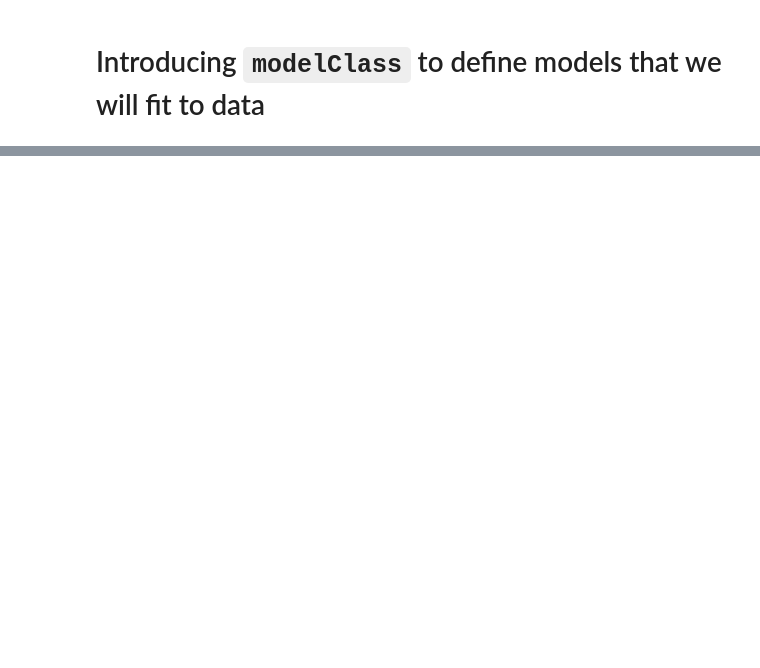
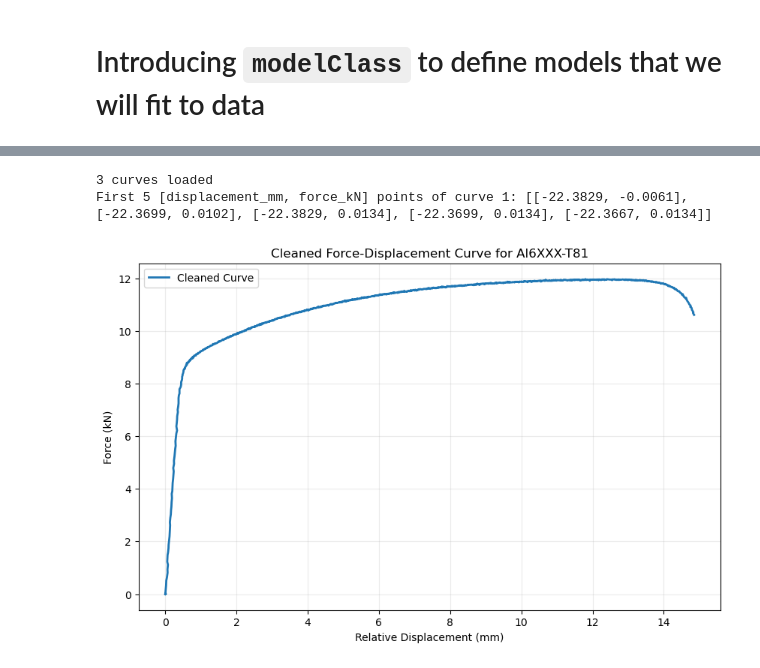
Before and after one commit to natrask/engr1050-fall2026, a Jupyter notebook: NewMaterial/Lecture23/lec23.ipynb, the cells around one changed output, grey strips where cells are left out. Drawn from its saved outputs; the diff is of its cells as text; code cells hidden in the pictures; blank space fills up the shorter version.

```diff
--- a/NewMaterial/Lecture23/lec23.ipynb
+++ b/NewMaterial/Lecture23/lec23.ipynb
@@ -17,0 +31,14 @@ print("Test tensor:", test_tensor)
+# %%
+import torch
+
+# Create scalars/0D-tensors with gradient tracking enabled
+x = torch.tensor(3.0, requires_grad=True)
+y = torch.tensor(4.0, requires_grad=True)
+f = torch.exp(17 * torch.sin(x) + 4*y)
+
+# Create a vector/1D-tensor with gradient tracking enabled
+z = torch.tensor([1.0, 2.0, 3.0], requires_grad=True)
+
+# Create a matrix without gradient tracking
+A = torch.tensor([[1.0, 2.0], [3.0, 4.0]])  # Default requires_grad=False
+B = torch.zeros((2, 3))                     # Default requires_grad=False
@@ -647,0 +299,63 @@ Submit to Canvas using the following [link](https://canvas.upenn.edu/courses/188
+# %%
+# We need some libraries to handle CSV files (the file format NIST used to store their data) and to download files from the internet
+import csv
+import os
+import urllib.request
+import matplotlib.pyplot as plt
+
+# NIST CSVs for the same material: AA6xxx-T81 sheet (three different orientations/repeats).
+# NIST no longer hosts these files, so the course repo keeps a copy.
+urls = [
+    "https://raw.githubusercontent.com/natrask/engr1050-fall2026/main/NewMaterial/_shared/Data/U15Al6XXX-T81_BatchB13R01T2.6921W12.71.csv",
+    "https://raw.githubusercontent.com/natrask/engr1050-fall2026/main/NewMaterial/_shared/Data/U30Al6XXX-T81_BatchB8R01T2.693W12.66.csv",
+    "https://raw.githubusercontent.com/natrask/engr1050-fall2026/main/NewMaterial/_shared/Data/U90Al6XXX-T81_BatchB5R03T2.684W12.68.csv",
+]
+
+# curves will be a list where each element is a list of [displacement_mm, force_kN] pairs
+curves = []
+
+# Loop over each URL, grab the file, read the data, and store it in curves
+for url in urls:
+    local_name = '../_shared/Data/'+url.split("/")[-1]  # copy that ships with the course
+    if not os.path.exists(local_name):          # running on Colab -> download a copy
+        os.makedirs('Data', exist_ok=True)
+        local_name = 'Data/'+url.split("/")[-1]
+        urllib.request.urlretrieve(url, local_name)
+
+    # Read in the CSV file, appending each [displacement, force] pair as a new entry in the list
+    data = []
+    with open(local_name, newline="") as f:
+        reader = csv.DictReader(f)
+        for row in reader:
+            # Columns per NIST spec: "Displacement_(mm)" and "Force_(kN)"
+            d = float(row["Displacement_(mm)"])
+            F = float(row["Force_(kN)"])
+            data.append([d, F])
+    curves.append(data)
+
+# Curves is now a list of lists: 3 lists for each experiment, each containing [displacement, force] pairs
+print(len(curves), "curves loaded")
+print("First 5 [displacement_mm, force_kN] points of curve 1:", curves[0][:5])
+
+# Clean the first curve to go through origin
+firstEntry = curves[0][0]  # Get the first entry before the loop
+cleanedCurve = []
+
+for currentEntry in curves[0]:
+    newDisplacement = currentEntry[0] - firstEntry[0]
+    newEntry = [newDisplacement, currentEntry[1]]
+    cleanedCurve.append(newEntry)
+
+# generate plot of cleaned curve
+plt.figure(figsize=(10, 6))
+plt.plot([point[0] for point in cleanedCurve], [point[1] for point in cleanedCurve], label='Cleaned Curve', lw=2)
+plt.xlabel('Relative Displacement (mm)')
+plt.ylabel('Force (kN)')
+plt.title('Cleaned Force-Displacement Curve for Al6XXX-T81')
+plt.legend()
+plt.grid(alpha=0.25)
+plt.show()
+# %% [output]
+3 curves loaded
+First 5 [displacement_mm, force_kN] points of curve 1: [[-22.3829, -0.0061], [-22.3699, 0.0102], [-22.3829, 0.0134], [-22.3699, 0.0134], [-22.3667, 0.0134]]
+[figure, added]
```
Also changed, not shown: parts of 83 cells of this notebook, 52 other files.
